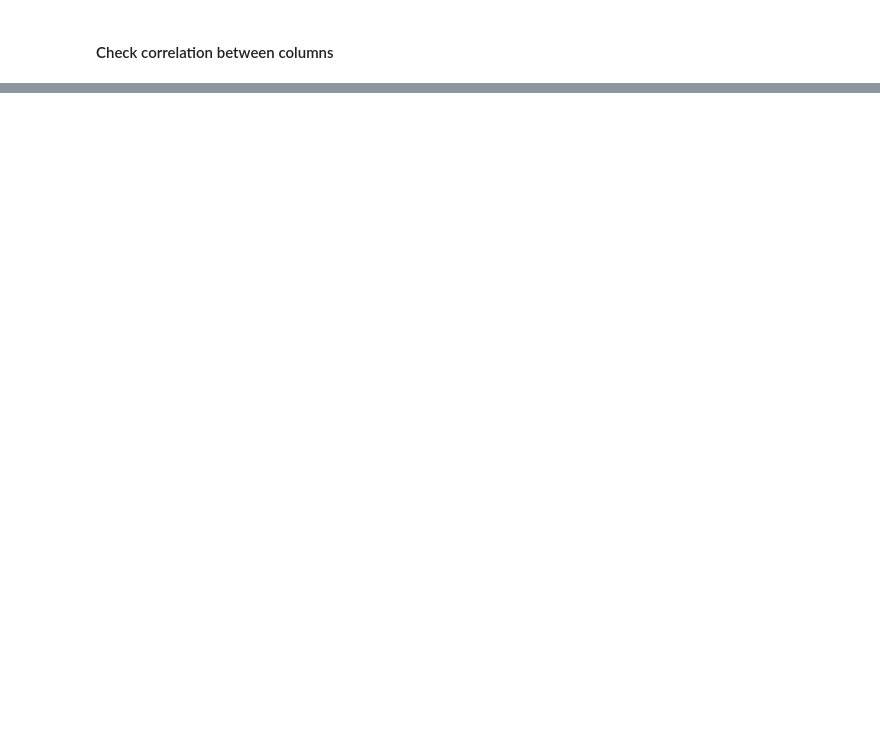
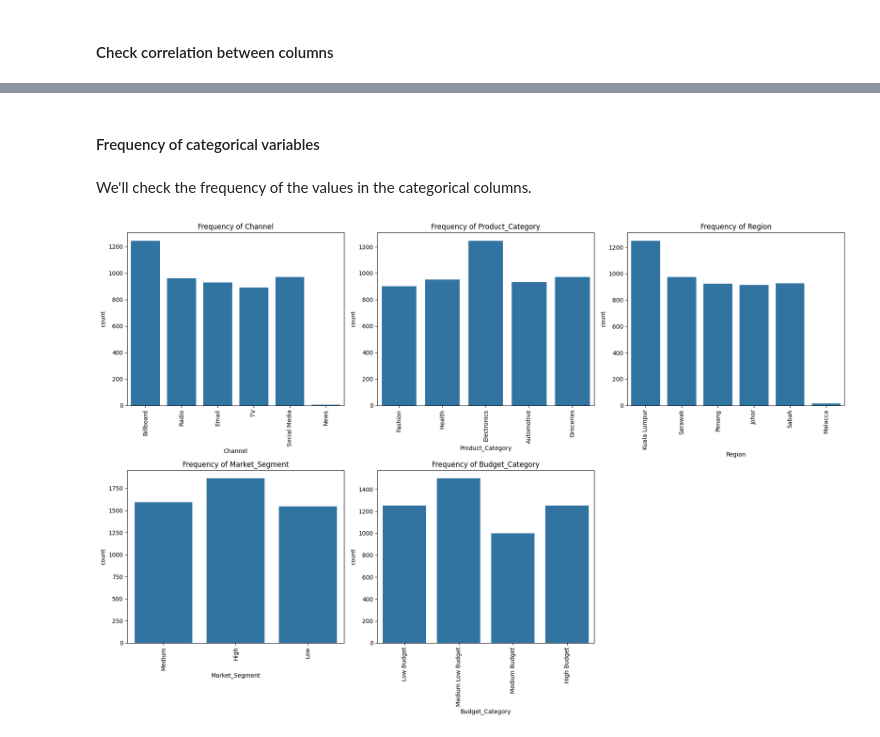
Before and after one commit to koloktos/marketing-campaign-analysis, a Jupyter notebook: marketing-analysis.ipynb, the cells around one changed output, grey strips where cells are left out. Saved outputs shown, nothing was run; the diff lists cells and outputs as text; code cells hidden in the pictures; blank space fills up the shorter version.

```diff
--- a/marketing-analysis.ipynb
+++ b/marketing-analysis.ipynb
@@ -500,0 +559,30 @@ correlation_matrix_categorical
+# %% [markdown]
+#### Frequency of categorical variables
+# %% [markdown]
+We'll check the frequency of the values in the categorical columns.
+# %%
+# Select the categorical columns excluding 'Campaign_ID'. We exclude 'Campaign_ID' because it is unique for each row and doesn't provide useful information for this analysis.
+categorical_columns = df.select_dtypes(include=['object', 'category']).columns
+categorical_columns = categorical_columns[categorical_columns != 'Campaign_ID']
+num_columns = len(categorical_columns)
+num_rows = (num_columns + 2) // 3  # Calculate the number of rows needed
+
+# Create a figure and subplots
+fig, axes = plt.subplots(nrows=num_rows, ncols=3, figsize=(18, 6 * num_rows))
+
+# Create separate count plots for each categorical column
+for i, column in enumerate(categorical_columns):
+    row = i // 3
+    col = i % 3
+    sns.countplot(x=df[column], ax=axes[row, col])
+    axes[row, col].set_title(f'Frequency of {column}')
+    axes[row, col].tick_params(axis='x', rotation=90)
+
+# Eliminate any unused subplots
+for j in range(i + 1, num_rows * 3):
+    fig.delaxes(axes.flatten()[j])
+
+plt.tight_layout()
+plt.show()
+# %% [output]
+[figure, added]
```
Also changed, not shown: parts of 79 cells of this notebook, 19 other files.
